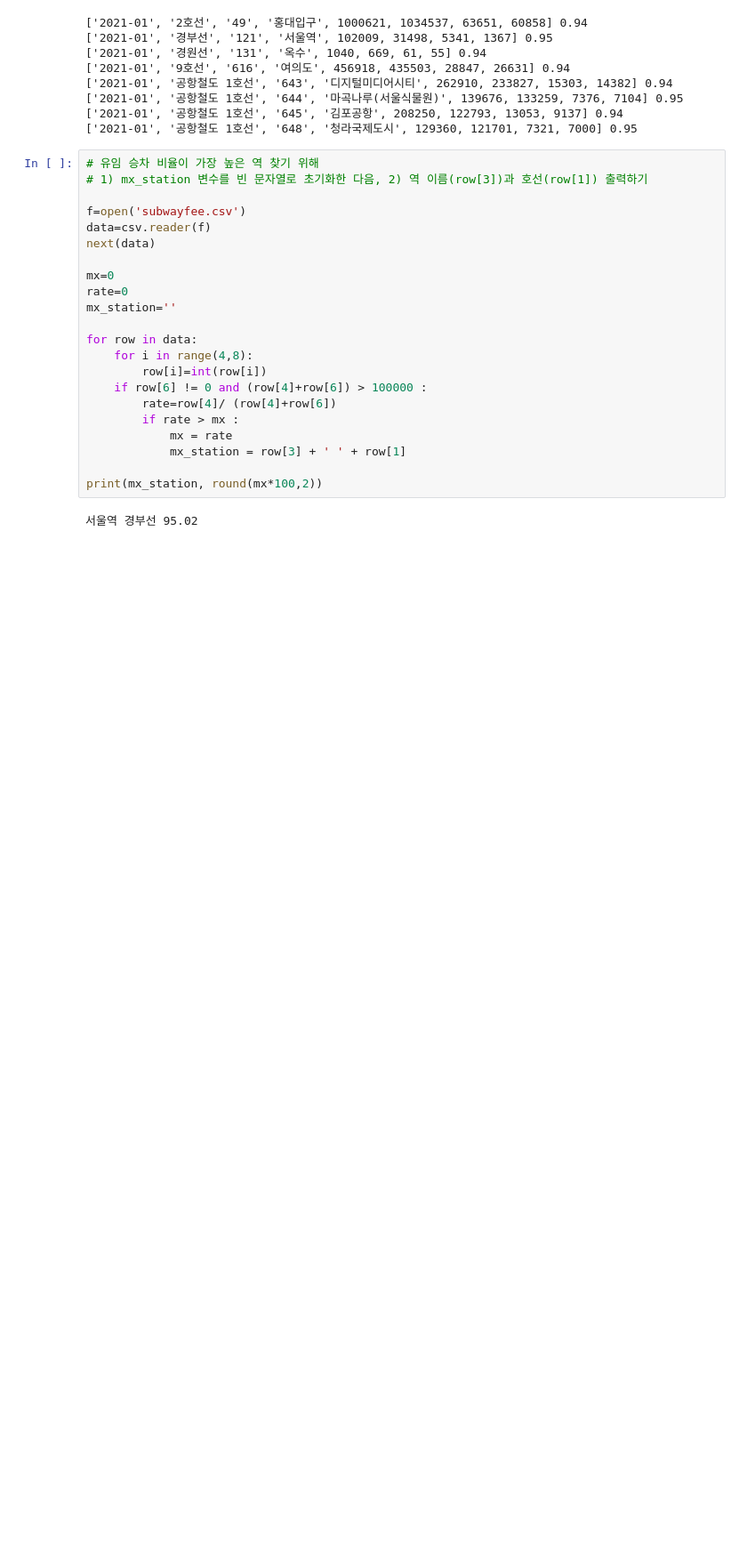
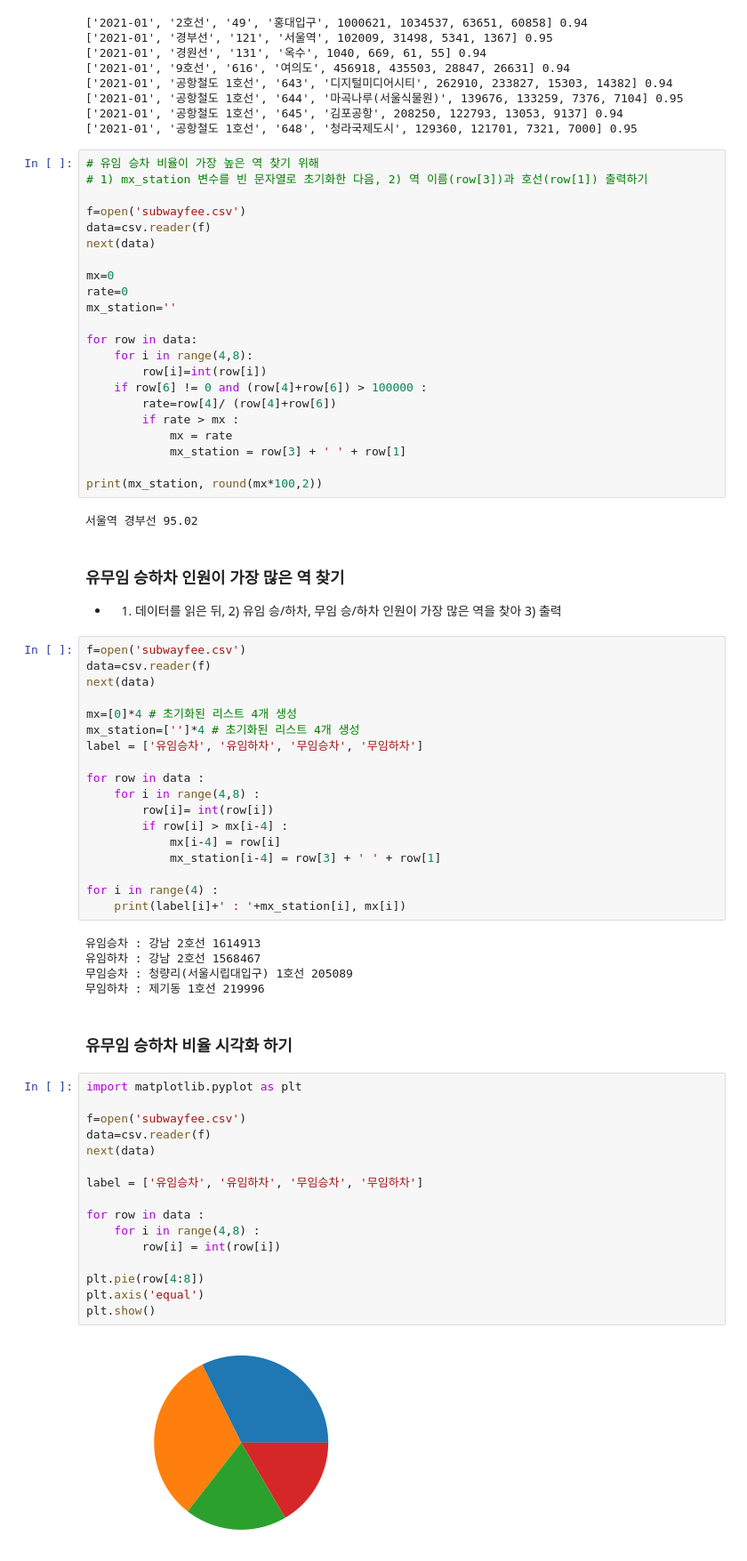
Before and after one commit to pmj3590/modoo_dataanalysis, a Jupyter notebook: transportation fee.ipynb, the cells around one changed output. Shown at 89% size. Saved outputs shown, nothing was run; the diff lists cells and outputs as text; blank space fills up the shorter version.

```diff
--- a/transportation fee.ipynb
+++ b/transportation fee.ipynb
@@ -159,3 +159,49 @@ for row in data:
 print(mx_station, round(mx*100,2))
 # %% [output]
 서울역 경부선 95.02
+# %% [markdown]
+### 유무임 승하차 인원이 가장 많은 역 찾기
+* 1) 데이터를 읽은 뒤, 2) 유임 승/하차, 무임 승/하차 인원이 가장 많은 역을 찾아 3) 출력
+# %%
+f=open('subwayfee.csv')
+data=csv.reader(f)
+next(data)
+
+mx=[0]*4 # 초기화된 리스트 4개 생성
+mx_station=['']*4 # 초기화된 리스트 4개 생성
+label = ['유임승차', '유임하차', '무임승차', '무임하차']
+
+for row in data :
+    for i in range(4,8) :
+        row[i]= int(row[i])
+        if row[i] > mx[i-4] :
+            mx[i-4] = row[i]
+            mx_station[i-4] = row[3] + ' ' + row[1]
+
+for i in range(4) :
+    print(label[i]+' : '+mx_station[i], mx[i])
+# %% [output]
+유임승차 : 강남 2호선 1614913
+유임하차 : 강남 2호선 1568467
+무임승차 : 청량리(서울시립대입구) 1호선 205089
+무임하차 : 제기동 1호선 219996
+# %% [markdown]
+### 유무임 승하차 비율 시각화 하기
+# %%
+import matplotlib.pyplot as plt
+
+f=open('subwayfee.csv')
+data=csv.reader(f)
+next(data)
+
+label = ['유임승차', '유임하차', '무임승차', '무임하차']
+
+for row in data :
+    for i in range(4,8) :
+        row[i] = int(row[i])
+
+plt.pie(row[4:8])
+plt.axis('equal')
+plt.show()
+# %% [output]
+[figure, added]
```
Also changed, not shown: parts of 2 cells of this notebook.
